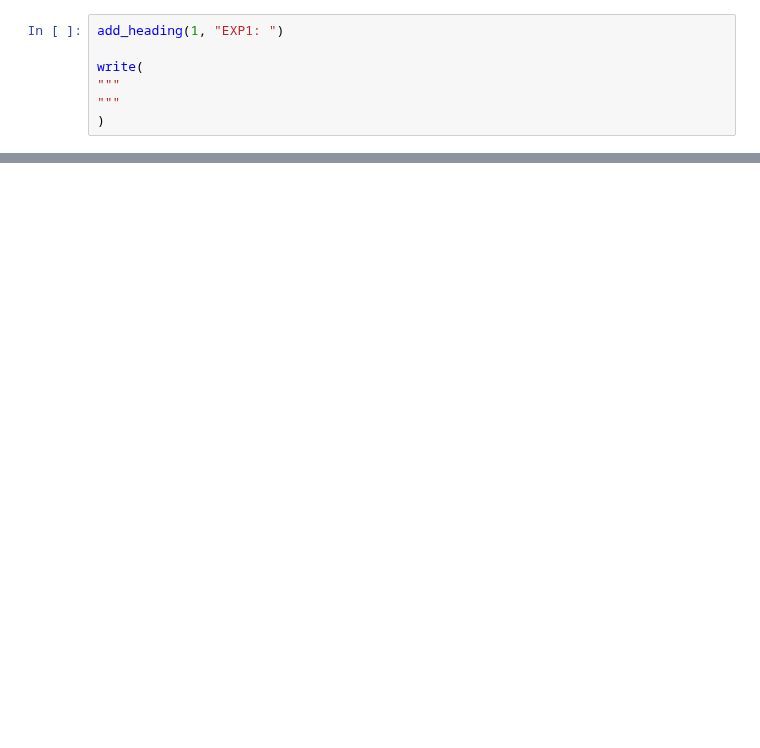
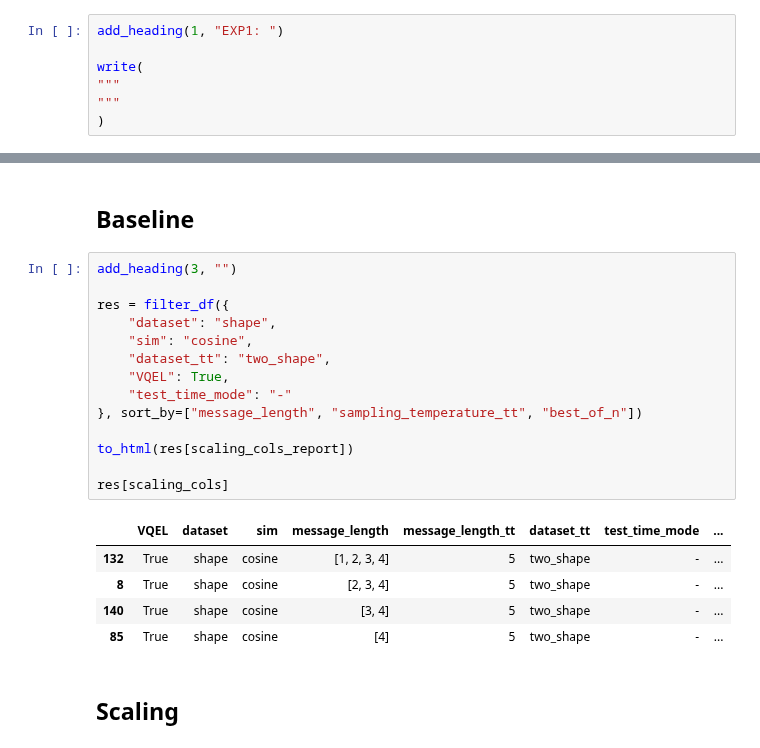
Before and after one commit to MehdiJmlkh/Test-Time-Emergent-Language, a Jupyter notebook: VQTT/results.ipynb, the cells around one changed output, grey strips where cells are left out. Cells and saved outputs as stored; diff of their text form; blank space fills up the shorter version.

```diff
--- a/VQTT/results.ipynb
+++ b/VQTT/results.ipynb
@@ -384,0 +417,24 @@ final[vq_cols]
+# %% [markdown]
+## Baseline
+# %%
+add_heading(3, "")
+
+res = filter_df({
+    "dataset": "shape",
+    "sim": "cosine",
+    "dataset_tt": "two_shape",
+    "VQEL": True,
+    "test_time_mode": "-"
+}, sort_by=["message_length", "sampling_temperature_tt", "best_of_n"])
+
+to_html(res[scaling_cols_report])
+
+res[scaling_cols]
+# %% [output]
+|  | VQEL | dataset | sim | message_length | message_length_tt | dataset_tt | test_time_mode | ... |
+| 132 | True | shape | cosine | [1, 2, 3, 4] | 5 | two_shape | - | ... |
+| 8 | True | shape | cosine | [2, 3, 4] | 5 | two_shape | - | ... |
+| 140 | True | shape | cosine | [3, 4] | 5 | two_shape | - | ... |
+| 85 | True | shape | cosine | [4] | 5 | two_shape | - | ... |
+# %% [markdown]
+## Scaling
```
Also changed, not shown: parts of 41 cells of this notebook.
